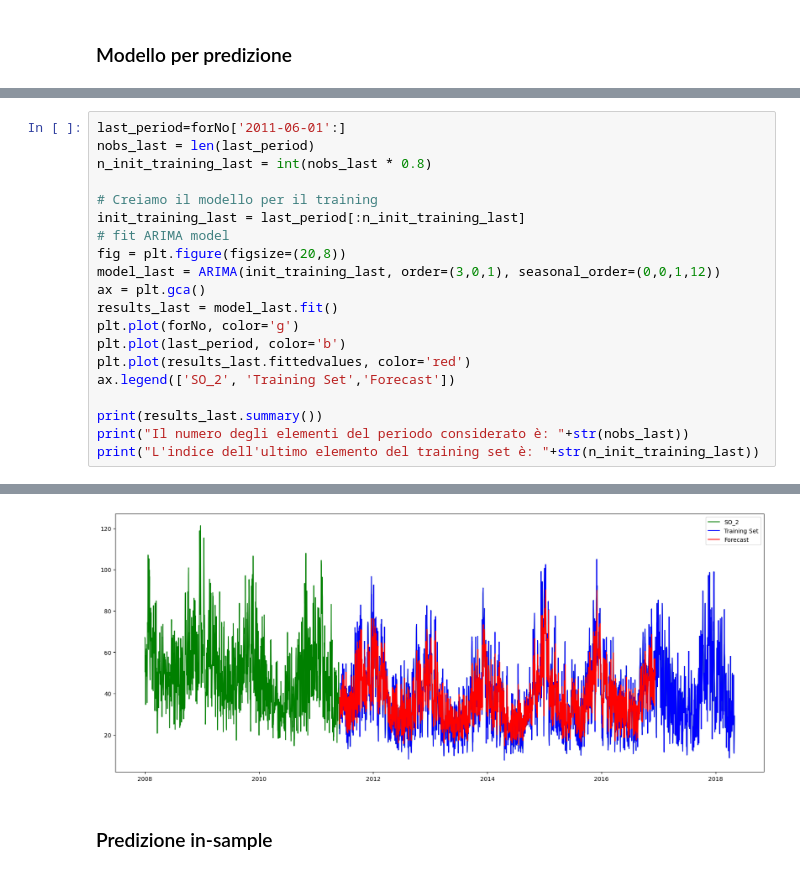
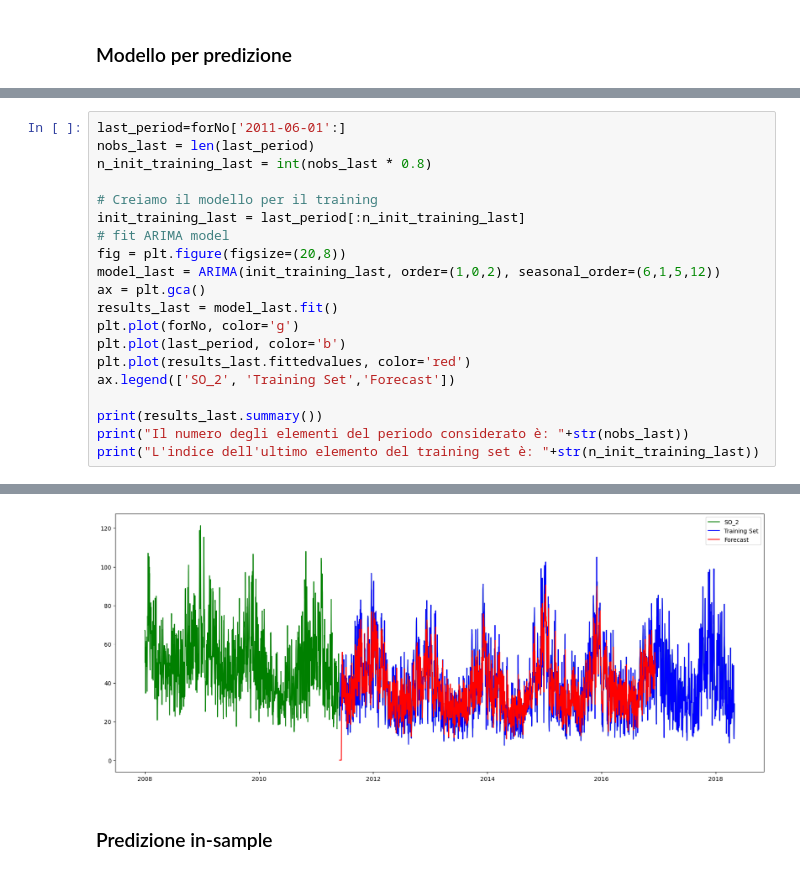
Before and after one commit to ChiaraAmalia/DataScience2Project, a Jupyter notebook: forecastingNO2.ipynb, the cells around one changed output, grey strips where cells are left out. Drawn from its saved outputs; the diff is of its cells as text.

```diff
--- a/forecastingNO2.ipynb
+++ b/forecastingNO2.ipynb
@@ -128,7 +137,7 @@ n_init_training_last = int(nobs_last * 0.8)
 init_training_last = last_period[:n_init_training_last]
 # fit ARIMA model
 fig = plt.figure(figsize=(20,8))
-model_last = ARIMA(init_training_last, order=(3,0,1), seasonal_order=(0,0,1,12))
+model_last = ARIMA(init_training_last, order=(1,0,2), seasonal_order=(6,1,5,12))
 ax = plt.gca()
 results_last = model_last.fit()
 plt.plot(forNo, color='g')
@@ -156,8 +165,8 @@ Covariance Type:                            opg
 Warnings:
 [1] Covariance matrix calculated using the outer product of gradients (complex-step).
 Il numero degli elementi del periodo considerato è: 2527
 L'indice dell'ultimo elemento del training set è: 2021
-[figure, old version]
+[figure, new version]
 # %% [markdown]
 ### Predizione in-sample
 # %%
```
Also changed, not shown: parts of 11 cells of this notebook.
